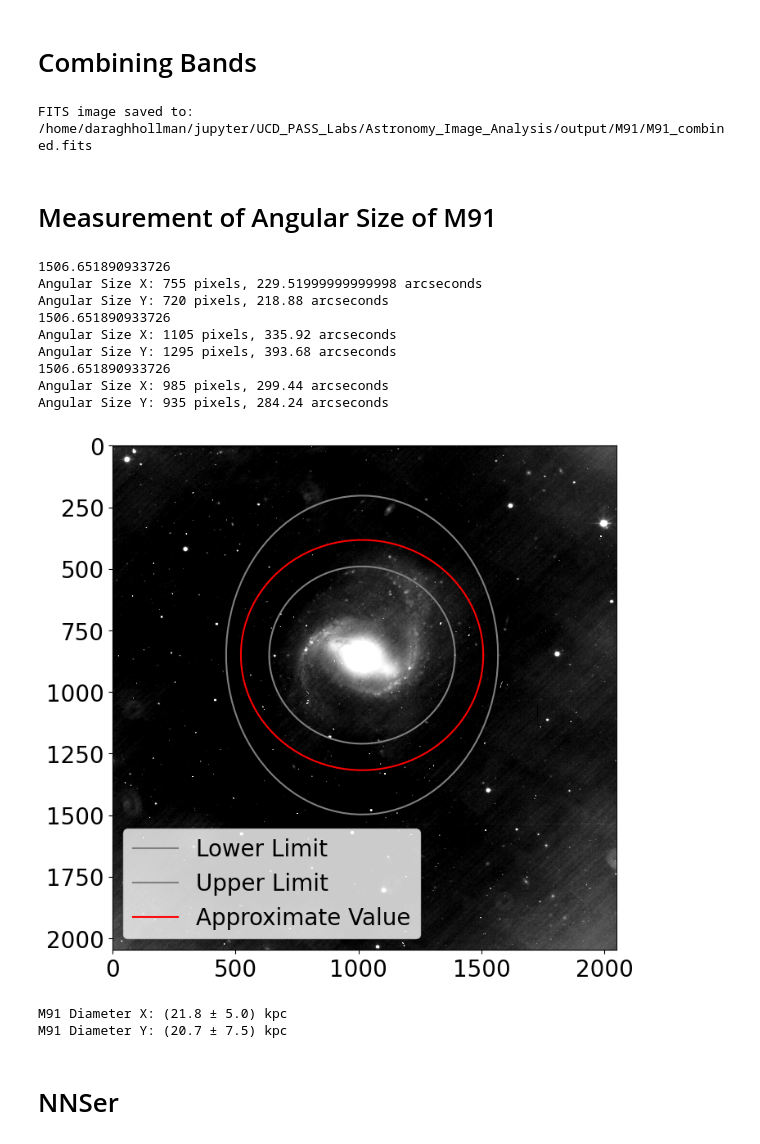
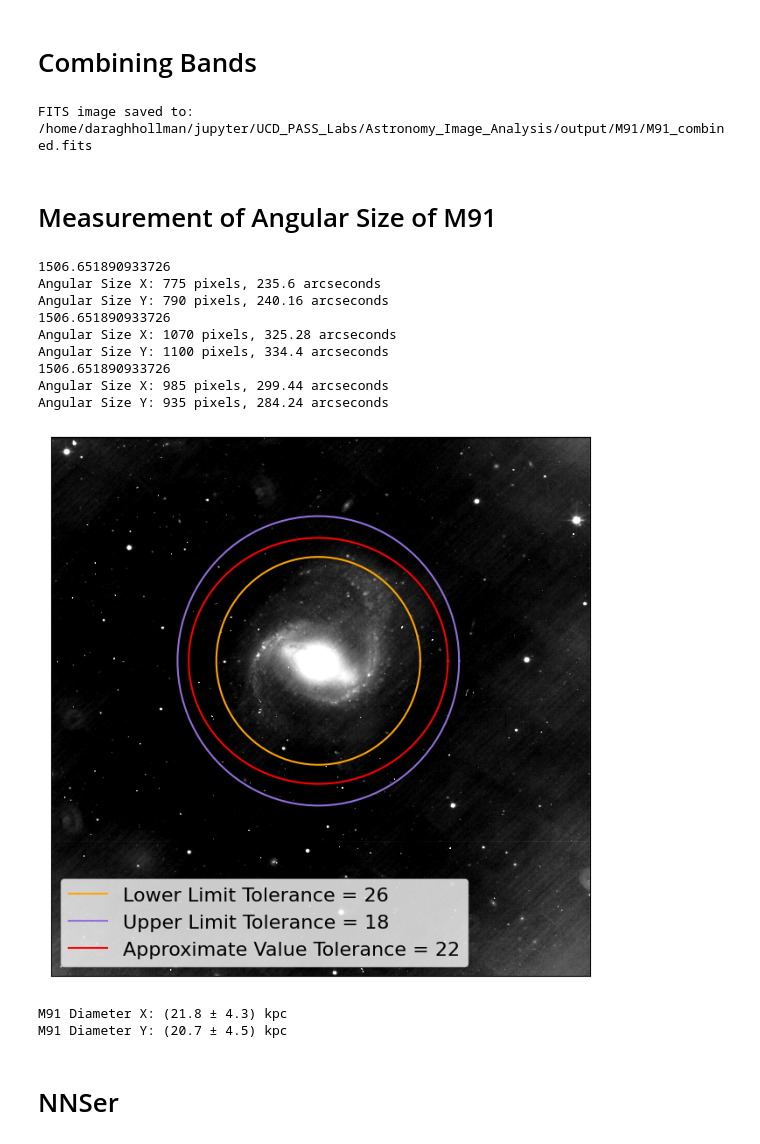
Before and after one commit to daraghhollman/UCD_PASS_Labs, a Jupyter notebook: Astronomy_Image_Analysis/astroImageAnalysis.ipynb, the cells around one changed output. Saved outputs shown, nothing was run; the diff lists cells and outputs as text; code cells hidden in the pictures.

Commit message:
adding images

```diff
--- a/Astronomy_Image_Analysis/astroImageAnalysis.ipynb
+++ b/Astronomy_Image_Analysis/astroImageAnalysis.ipynb
@@ -12,7 +12,7 @@ import numpy as np
 from matplotlib import pyplot as plt
 from matplotlib.ticker import FormatStrFormatter
 # The below commands make the font and image size bigger
-plt.rcParams.update({'font.size': 20})
+plt.rcParams.update({'font.size': 16})
 plt.rcParams["figure.figsize"] = (8,8)
 
 # Photometry
@@ -273,14 +273,14 @@ def CombineBands(listOfFitsLists, newPath):
         outputArray += avgArray
 
     writeFITS(outputArray, newPath)
-# %%
-M91_combinedList = [[fits.open(file) for file in glob(rootPath + r"/output/M91/B/M91_B_*.fits")], \
-                    [fits.open(file) for file in glob(rootPath + r"/output/M91/V/M91_V_*.fits")], \
-                    [fits.open(file) for file in glob(rootPath + r"/output/M91/Halpha/M91_Ha_01.fits")]]
-
-CombineBands(M91_combinedList, rootPath + r"/output/M91/M91_combined.fits")
-# %% [output]
-FITS image saved to: /home/daraghhollman/jupyter/UCD_PASS_Labs/Astronomy_Image_Analysis/output/M91/M91_combined.fits
+# %%
+M91_combinedList = [[fits.open(file) for file in glob(rootPath + r"/output/M91/B/M91_B_*.fits")], \
+                    [fits.open(file) for file in glob(rootPath + r"/output/M91/V/M91_V_*.fits")], \
+                    [fits.open(file) for file in glob(rootPath + r"/output/M91/Halpha/M91_Ha_01.fits")]]
+
+CombineBands(M91_combinedList, rootPath + r"/output/M91/M91_combined.fits")
+# %% [output]
+FITS image saved to: /home/daraghhollman/jupyter/UCD_PASS_Labs/Astronomy_Image_Analysis/output/M91/M91_combined.fits
 # %% [markdown]
 # Measurement of Angular Size of M91
 # %%
@@ -352,28 +352,30 @@ def angularSize(fits, bucketSize, tol, vMin, vMax, showPlot=False, color="grey",
 
         centre = [1015, 850]
         t = np.linspace(0, 2*np.pi, 100)
-        plt.plot( centre[0]+angularSizeX/2*np.cos(t) , centre[1]+angularSizeY/2*np.sin(t), color=color, label=label)
+        plt.plot( centre[0]+angularSizeX/2*np.cos(t) , centre[1]+angularSizeY/2*np.sin(t), color=color, label=label+f" Tolerance = {tol}")
         plt.legend()
+        plt.xticks([])
+        plt.yticks([])
 
     return [angularSizeX*0.304, angularSizeY*0.304]
 # %%
-angSizeU1 = angularSize(fits.open(rootPath + r"/output/M91/M91_combined.fits"), 5, tol=28, showPlot=True, \
-                        label="Lower Limit", vMin=1507, vMax=1700)
-angSizeU2 = angularSize(fits.open(rootPath + r"/output/M91/M91_combined.fits"), 5, tol=16, showPlot=True, \
-                        label="Upper Limit", vMin=1507, vMax=1700)
+angSizeU1 = angularSize(fits.open(rootPath + r"/output/M91/M91_combined.fits"), 5, tol=26, showPlot=True, \
+                        label="Lower Limit", vMin=1507, vMax=1700, color="orange")
+angSizeU2 = angularSize(fits.open(rootPath + r"/output/M91/M91_combined.fits"), 5, tol=18, showPlot=True, \
+                        label="Upper Limit", vMin=1507, vMax=1700, color="mediumpurple")
 angSize = angularSize(fits.open(rootPath + r"/output/M91/M91_combined.fits"), 5, tol=22, showPlot=True, color="red", \
                       label="Approximate Value", vMin=1507, vMax=1700)
 # %% [output]
 1506.651890933726
-Angular Size X: 755 pixels, 229.51999999999998 arcseconds
-Angular Size Y: 720 pixels, 218.88 arcseconds
+Angular Size X: 775 pixels, 235.6 arcseconds
+Angular Size Y: 790 pixels, 240.16 arcseconds
 1506.651890933726
-Angular Size X: 1105 pixels, 335.92 arcseconds
-Angular Size Y: 1295 pixels, 393.68 arcseconds
+Angular Size X: 1070 pixels, 325.28 arcseconds
+Angular Size Y: 1100 pixels, 334.4 arcseconds
 1506.651890933726
 Angular Size X: 985 pixels, 299.44 arcseconds
 Angular Size Y: 935 pixels, 284.24 arcseconds
-[figure, old version]
+[figure, new version]
 # %%
 def apparentSize(angSize, dist):
     return angSize / 206265 * dist # by the small angle approximation, 206265 arcseconds in a radian
@@ -387,8 +389,8 @@ uMajor = (apparentSize(angSizeU2[1], 15000+800) - apparentSize(angSizeU1[1], 150
 print(f"M91 Diameter X: ({minor:0.1f} ± {uMinor:0.1f}) kpc")
 print(f"M91 Diameter Y: ({major:0.1f} ± {uMajor:0.1f}) kpc ")
 # %% [output]
-M91 Diameter X: (21.8 ± 5.0) kpc
-M91 Diameter Y: (20.7 ± 7.5) kpc
+M91 Diameter X: (21.8 ± 4.3) kpc
+M91 Diameter Y: (20.7 ± 4.5) kpc
 # %%
 # Adjust for inclination and position angle
 
```
Also changed, not shown: parts of 2 cells of this notebook, 15 other files.
